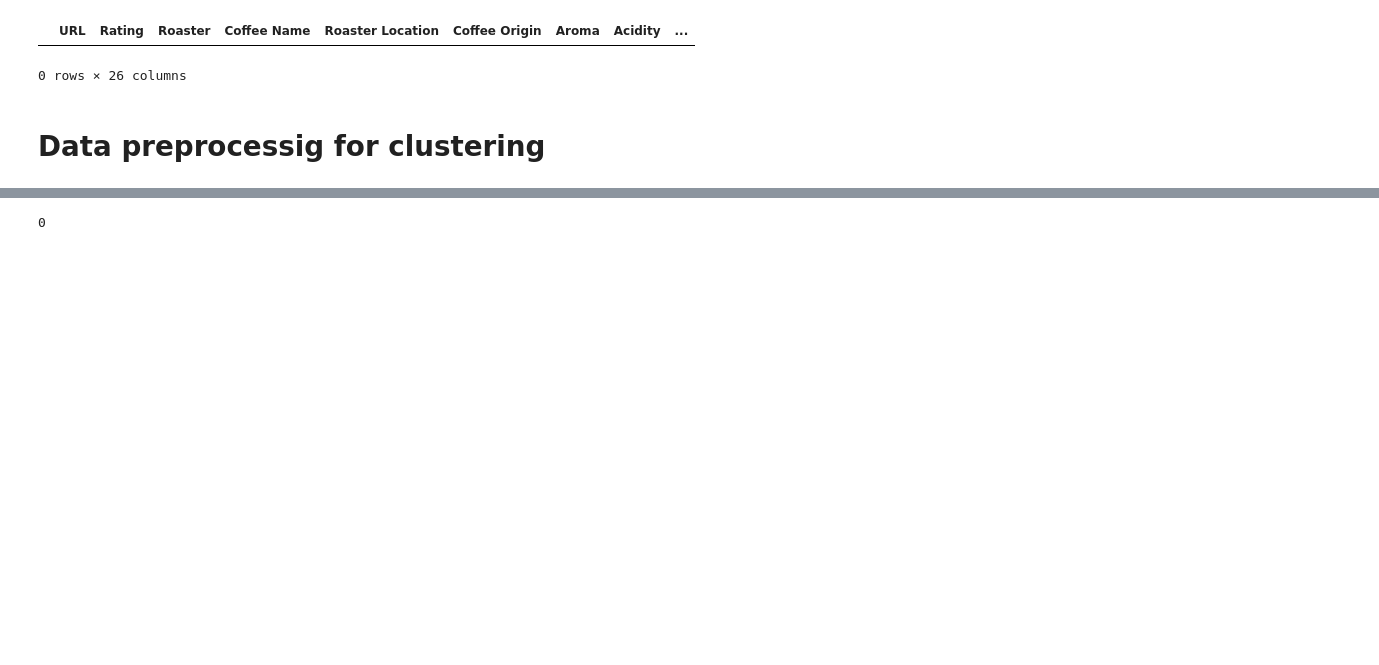
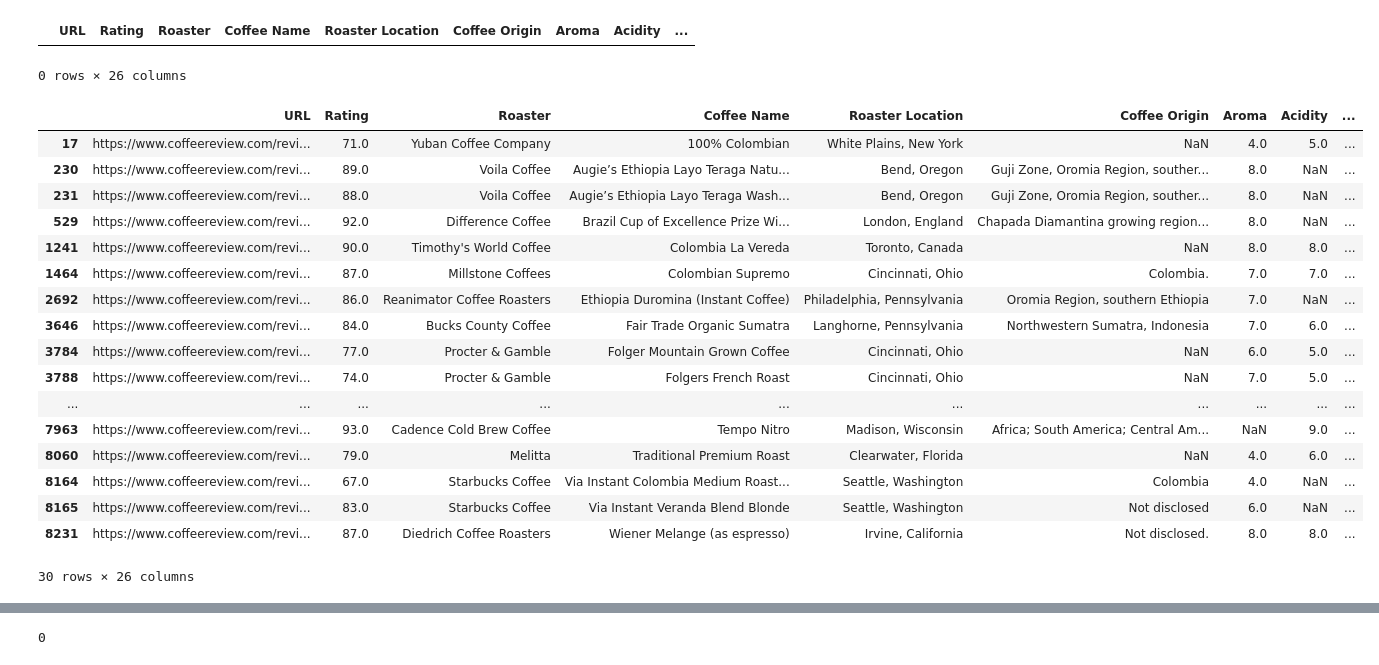
Before and after one commit to zehaog2/Coffee-Rating, a Jupyter notebook: Xin/05_Clustering.ipynb, the cells around one changed output, grey strips where cells are left out. Cells and saved outputs as stored; diff of their text form; code cells hidden in the pictures; blank space fills up the shorter version.

```diff
--- a/Xin/05_Clustering.ipynb
+++ b/Xin/05_Clustering.ipynb
@@ -72,5 +75,25 @@ df0[df0["Agtron_ground"] > 100]
 0 rows × 26 columns
 # %%
 # df0.to_csv("../data/coffee_ultimato.csv", index=False)
-# %% [markdown]
-# Data preprocessig for clustering
+# %%
+# 04/13 task - Can we handle missing value in Agtron_whole/Agtron_ground if we have roast level info?
+df0[(df0["Agtron_whole"].isnull()) & (~df0["roast_lv_adj"].isnull())]
+# %% [output]
+|  | URL | Rating | Roaster | Coffee Name | Roaster Location | Coffee Origin | Aroma | Acidity | ... |
+| 17 | https://www.coffeereview.com/revi... | 71.0 | Yuban Coffee Company | 100% Colombian | White Plains, New York | NaN | 4.0 | 5.0 | ... |
+| 230 | https://www.coffeereview.com/revi... | 89.0 | Voila Coffee | Augie’s Ethiopia Layo Teraga Natu... | Bend, Oregon | Guji Zone, Oromia Region, souther... | 8.0 | NaN | ... |
+| 231 | https://www.coffeereview.com/revi... | 88.0 | Voila Coffee | Augie’s Ethiopia Layo Teraga Wash... | Bend, Oregon | Guji Zone, Oromia Region, souther... | 8.0 | NaN | ... |
+| 529 | https://www.coffeereview.com/revi... | 92.0 | Difference Coffee | Brazil Cup of Excellence Prize Wi... | London, England | Chapada Diamantina growing region... | 8.0 | NaN | ... |
+| 1241 | https://www.coffeereview.com/revi... | 90.0 | Timothy's World Coffee | Colombia La Vereda | Toronto, Canada | NaN | 8.0 | 8.0 | ... |
+| 1464 | https://www.coffeereview.com/revi... | 87.0 | Millstone Coffees | Colombian Supremo | Cincinnati, Ohio | Colombia. | 7.0 | 7.0 | ... |
+| 2692 | https://www.coffeereview.com/revi... | 86.0 | Reanimator Coffee Roasters | Ethiopia Duromina (Instant Coffee) | Philadelphia, Pennsylvania | Oromia Region, southern Ethiopia | 7.0 | NaN | ... |
+| 3646 | https://www.coffeereview.com/revi... | 84.0 | Bucks County Coffee | Fair Trade Organic Sumatra | Langhorne, Pennsylvania | Northwestern Sumatra, Indonesia | 7.0 | 6.0 | ... |
+| 3784 | https://www.coffeereview.com/revi... | 77.0 | Procter & Gamble | Folger Mountain Grown Coffee | Cincinnati, Ohio | NaN | 6.0 | 5.0 | ... |
+| 3788 | https://www.coffeereview.com/revi... | 74.0 | Procter & Gamble | Folgers French Roast | Cincinnati, Ohio | NaN | 7.0 | 5.0 | ... |
+| ... | ... | ... | ... | ... | ... | ... | ... | ... | ... |
+| 7963 | https://www.coffeereview.com/revi... | 93.0 | Cadence Cold Brew Coffee | Tempo Nitro | Madison, Wisconsin | Africa; South America; Central Am... | NaN | 9.0 | ... |
+| 8060 | https://www.coffeereview.com/revi... | 79.0 | Melitta | Traditional Premium Roast | Clearwater, Florida | NaN | 4.0 | 6.0 | ... |
+| 8164 | https://www.coffeereview.com/revi... | 67.0 | Starbucks Coffee | Via Instant Colombia Medium Roast... | Seattle, Washington | Colombia | 4.0 | NaN | ... |
+| 8165 | https://www.coffeereview.com/revi... | 83.0 | Starbucks Coffee | Via Instant Veranda Blend Blonde | Seattle, Washington | Not disclosed | 6.0 | NaN | ... |
+| 8231 | https://www.coffeereview.com/revi... | 87.0 | Diedrich Coffee Roasters | Wiener Melange (as espresso) | Irvine, California | Not disclosed. | 8.0 | 8.0 | ... |
+30 rows × 26 columns
```
Also changed, not shown: parts of 11 cells of this notebook, 2 other files.
